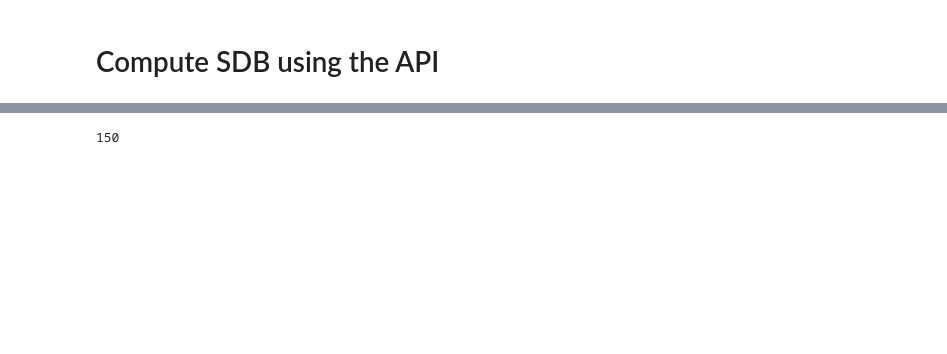
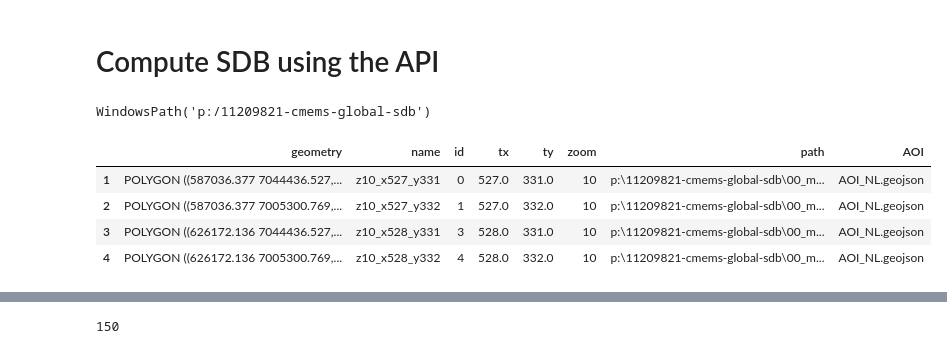
Before and after one commit to openearth/eo-bathymetry, a Jupyter notebook: notebooks/cmems-bathymetry/download_proxies_new.ipynb, the cells around one changed output, grey strips where cells are left out. Drawn from its saved outputs; the diff is of its cells as text; code cells hidden in the pictures; blank space fills up the shorter version.

```diff
--- a/notebooks/cmems-bathymetry/download_proxies_new.ipynb
+++ b/notebooks/cmems-bathymetry/download_proxies_new.ipynb
@@ -836,0 +846,4 @@ scale = 100  # output resolution of the image [m]
+# %%
+main_fol
+# %% [output]
+WindowsPath('p:/11209821-cmems-global-sdb')
@@ -836,0 +853,8 @@ scale = 100  # output resolution of the image [m]
+# %%
+df_boxrun
+# %% [output]
+|  | geometry | name | id | tx | ty | zoom | path | AOI |
+| 1 | POLYGON ((587036.377 7044436.527,... | z10_x527_y331 | 0 | 527.0 | 331.0 | 10 | p:\11209821-cmems-global-sdb\00_m... | AOI_NL.geojson |
+| 2 | POLYGON ((587036.377 7005300.769,... | z10_x527_y332 | 1 | 527.0 | 332.0 | 10 | p:\11209821-cmems-global-sdb\00_m... | AOI_NL.geojson |
+| 3 | POLYGON ((626172.136 7044436.527,... | z10_x528_y331 | 3 | 528.0 | 331.0 | 10 | p:\11209821-cmems-global-sdb\00_m... | AOI_NL.geojson |
+| 4 | POLYGON ((626172.136 7005300.769,... | z10_x528_y332 | 4 | 528.0 | 332.0 | 10 | p:\11209821-cmems-global-sdb\00_m... | AOI_NL.geojson |
```
Also changed, not shown: parts of 10 cells of this notebook.
